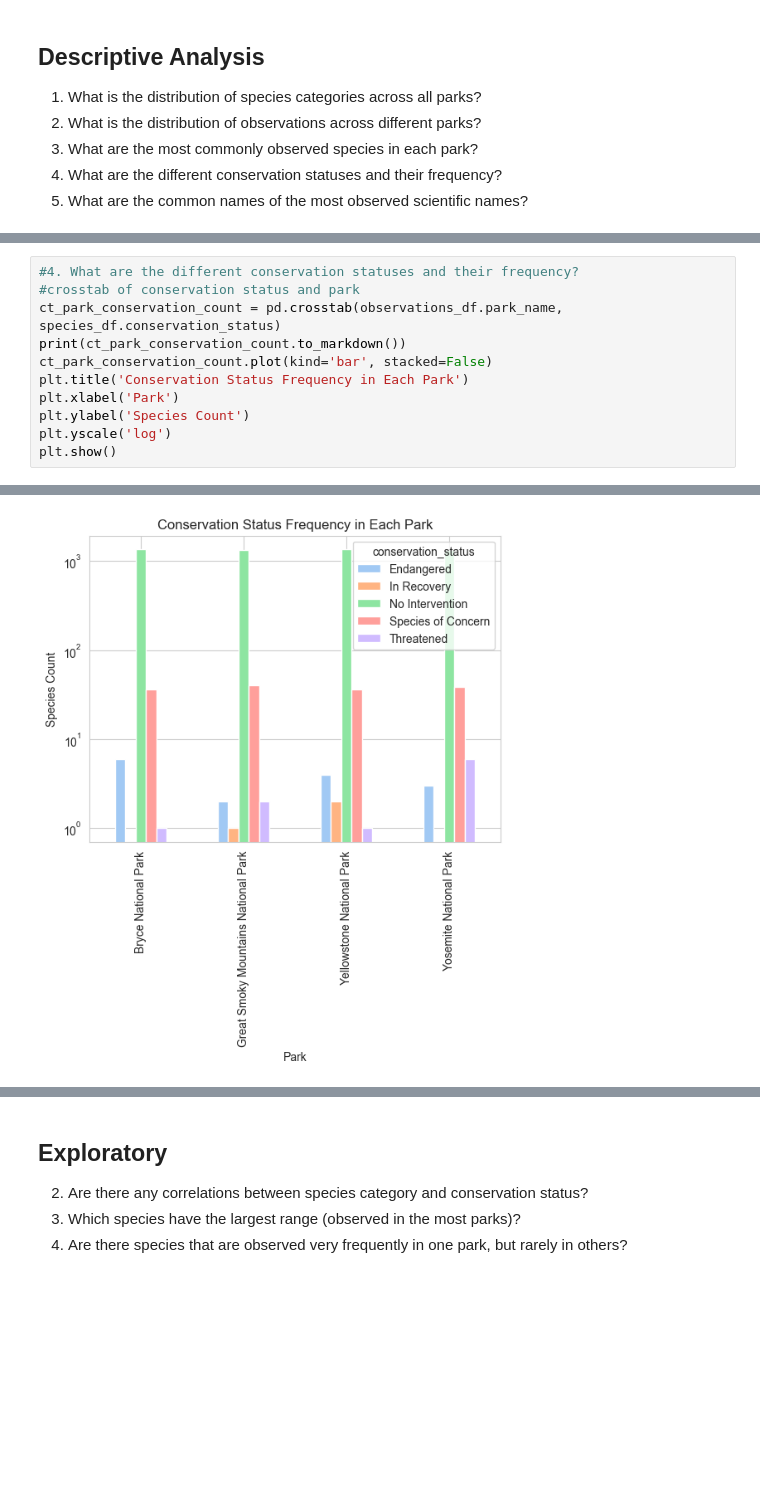
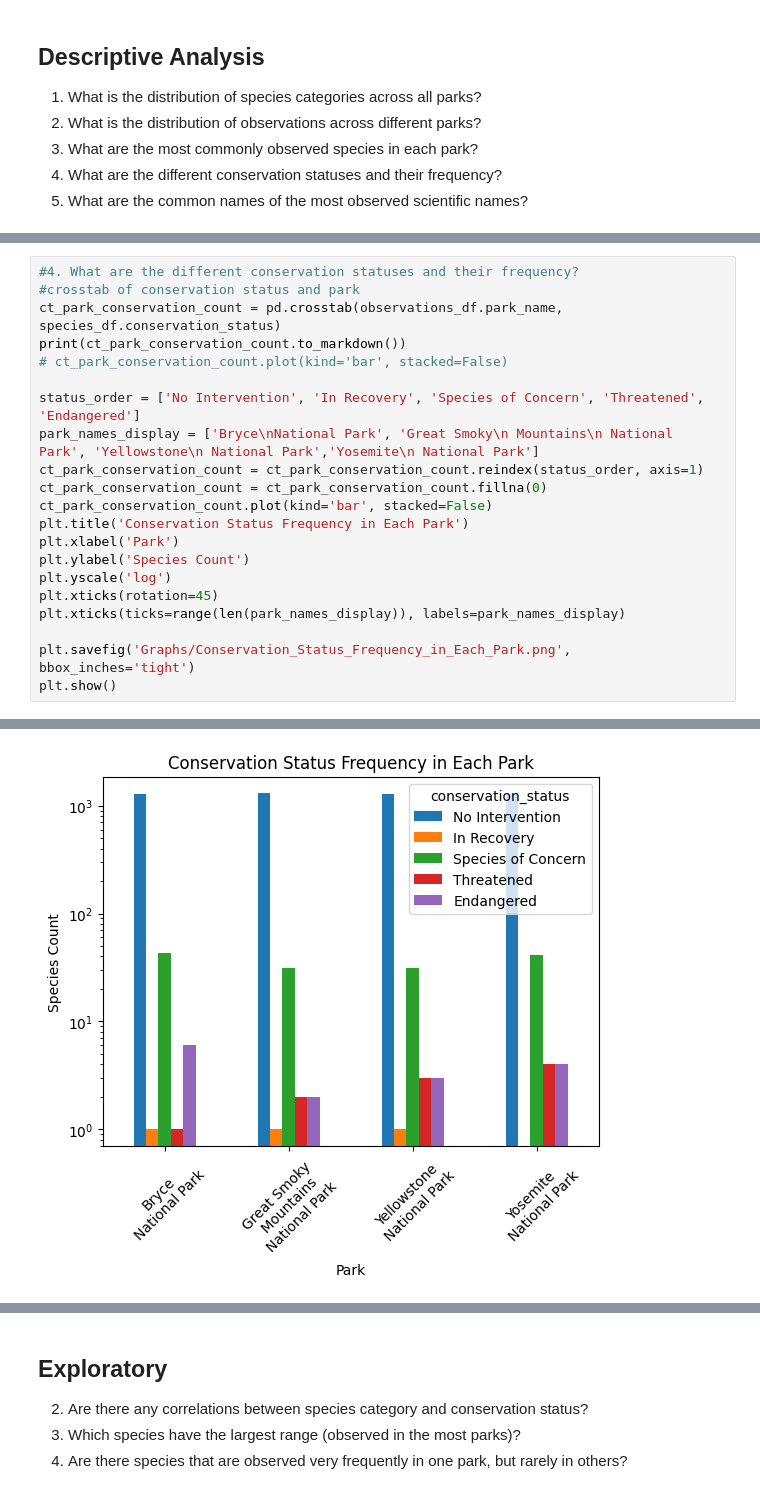
Before and after one commit to zxtheo/Codecademy-biodiversity-project, a Jupyter notebook: biodiversity.ipynb, the cells around one changed output, grey strips where cells are left out. Cells and saved outputs as stored; diff of their text form; blank space fills up the shorter version.

```diff
--- a/biodiversity.ipynb
+++ b/biodiversity.ipynb
@@ -252,11 +285,21 @@ print(most_common_species.to_markdown())
 #crosstab of conservation status and park
 ct_park_conservation_count = pd.crosstab(observations_df.park_name, species_df.conservation_status)
 print(ct_park_conservation_count.to_markdown())
+# ct_park_conservation_count.plot(kind='bar', stacked=False)
+
+status_order = ['No Intervention', 'In Recovery', 'Species of Concern', 'Threatened', 'Endangered']
+park_names_display = ['Bryce\nNational Park', 'Great Smoky\n Mountains\n National Park', 'Yellowstone\n National Park','Yosemite\n National Park']
+ct_park_conservation_count = ct_park_conservation_count.reindex(status_order, axis=1)
+ct_park_conservation_count = ct_park_conservation_count.fillna(0)
 ct_park_conservation_count.plot(kind='bar', stacked=False)
 plt.title('Conservation Status Frequency in Each Park')
 plt.xlabel('Park')
 plt.ylabel('Species Count')
 plt.yscale('log')
+plt.xticks(rotation=45)
+plt.xticks(ticks=range(len(park_names_display)), labels=park_names_display)
+
+plt.savefig('Graphs/Conservation_Status_Frequency_in_Each_Park.png', bbox_inches='tight')
 plt.show()
 # %% [output]
 | park_name                           |   Endangered |   In Recovery |   No Intervention |   Species of Concern |   Threatened |
@@ -268,4 +311,4 @@ plt.show()
-[figure, old version]
+[figure, new version]
 # %%
 #5. What are the common names of the most observed scientific names?
 most_observed_species = all_data.sort_values('observations', ascending=False).drop_duplicates('scientific_name').reset_index(drop=True)
```
Also changed, not shown: parts of 20 cells of this notebook, 9 other files.
